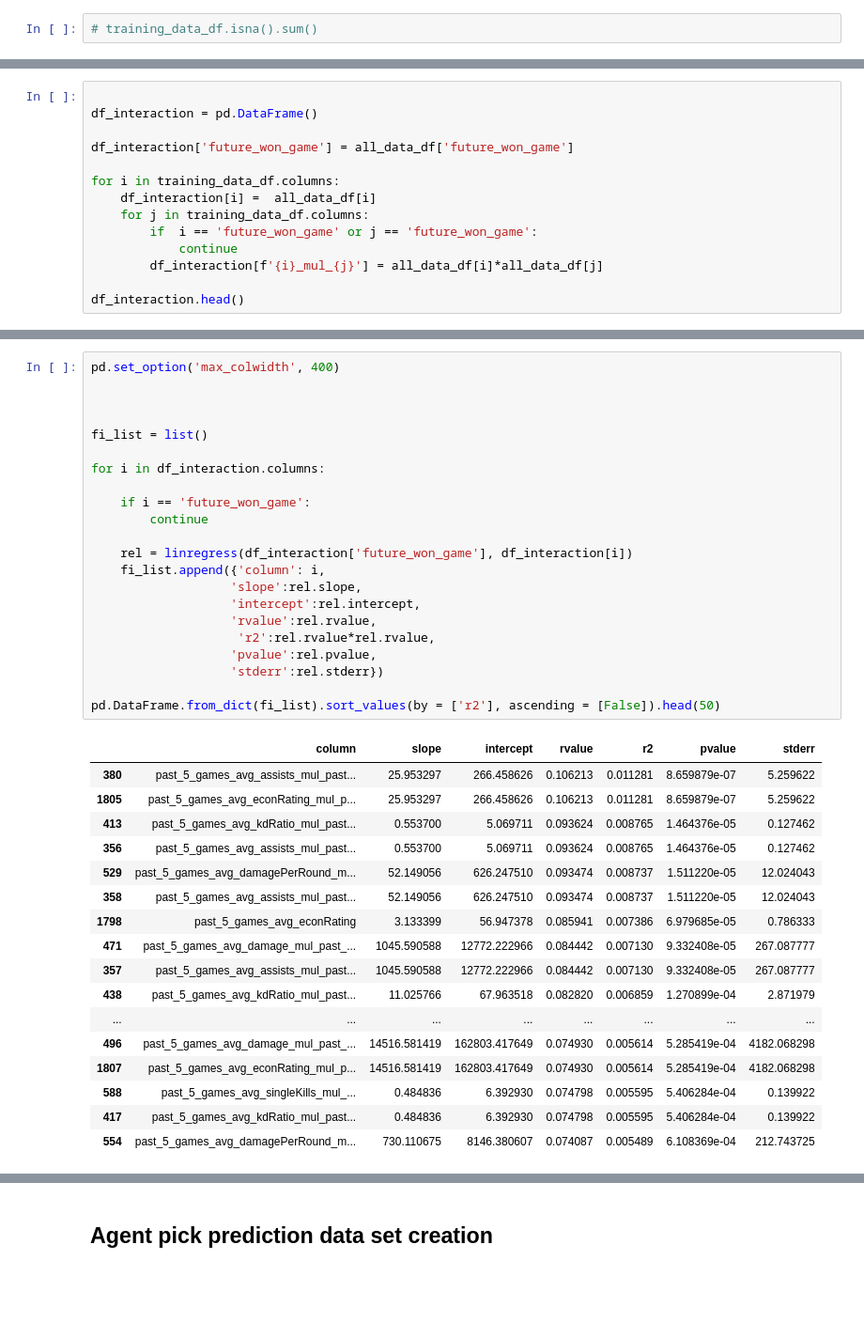
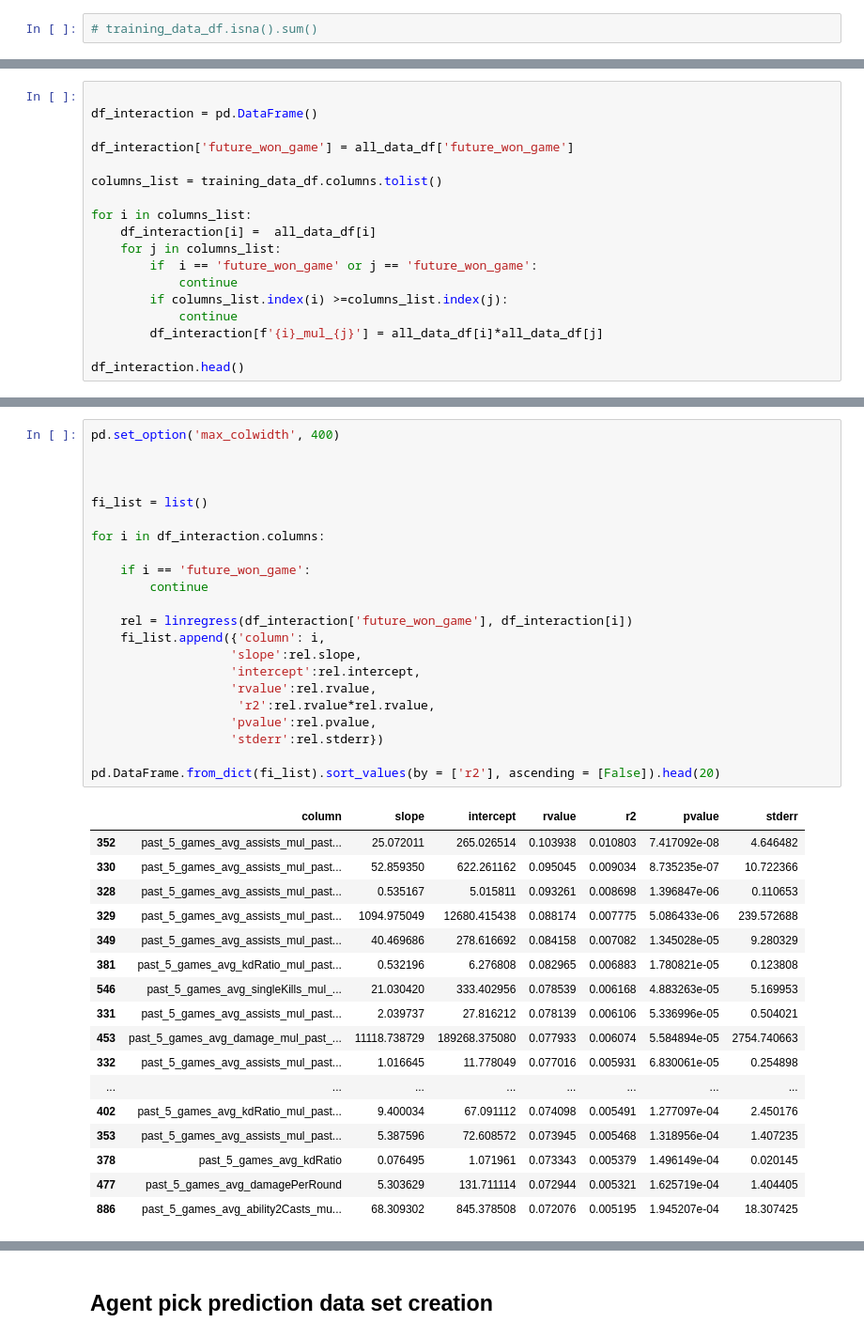
Before and after one commit to tristan00/gaming_analysis, a Jupyter notebook: analysis/valorant.ipynb, the cells around one changed output, grey strips where cells are left out. Shown at 94% size. Saved outputs shown, nothing was run; the diff lists cells and outputs as text; blank space fills up the shorter version.

```diff
--- a/analysis/valorant.ipynb
+++ b/analysis/valorant.ipynb
@@ -638,10 +613,14 @@ df_interaction = pd.DataFrame()
 
 df_interaction['future_won_game'] = all_data_df['future_won_game']
 
-for i in training_data_df.columns:
+columns_list = training_data_df.columns.tolist()
+
+for i in columns_list:
     df_interaction[i] =  all_data_df[i]
-    for j in training_data_df.columns:
+    for j in columns_list:
         if  i == 'future_won_game' or j == 'future_won_game':
+            continue
+        if columns_list.index(i) >=columns_list.index(j):
             continue
         df_interaction[f'{i}_mul_{j}'] = all_data_df[i]*all_data_df[j]
 
@@ -657,43 +636,43 @@ df_interaction.head()
 # %%
 pd.set_option('max_colwidth', 400)
 
 
 
 fi_list = list()
 
 for i in df_interaction.columns:
 
     if i == 'future_won_game':
         continue
 
     rel = linregress(df_interaction['future_won_game'], df_interaction[i])
     fi_list.append({'column': i,
                    'slope':rel.slope,
                    'intercept':rel.intercept,
                    'rvalue':rel.rvalue,
                     'r2':rel.rvalue*rel.rvalue,
                    'pvalue':rel.pvalue,
                    'stderr':rel.stderr})
 
-pd.DataFrame.from_dict(fi_list).sort_values(by = ['r2'], ascending = [False]).head(50)
+pd.DataFrame.from_dict(fi_list).sort_values(by = ['r2'], ascending = [False]).head(20)
 # %% [output]
 |  | column | slope | intercept | rvalue | r2 | pvalue | stderr |
-| 380 | past_5_games_avg_assists_mul_past... | 25.953297 | 266.458626 | 0.106213 | 0.011281 | 8.659879e-07 | 5.259622 |
-| 1805 | past_5_games_avg_econRating_mul_p... | 25.953297 | 266.458626 | 0.106213 | 0.011281 | 8.659879e-07 | 5.259622 |
-| 413 | past_5_games_avg_kdRatio_mul_past... | 0.553700 | 5.069711 | 0.093624 | 0.008765 | 1.464376e-05 | 0.127462 |
-| 356 | past_5_games_avg_assists_mul_past... | 0.553700 | 5.069711 | 0.093624 | 0.008765 | 1.464376e-05 | 0.127462 |
-| 529 | past_5_games_avg_damagePerRound_m... | 52.149056 | 626.247510 | 0.093474 | 0.008737 | 1.511220e-05 | 12.024043 |
-| 358 | past_5_games_avg_assists_mul_past... | 52.149056 | 626.247510 | 0.093474 | 0.008737 | 1.511220e-05 | 12.024043 |
-| 1798 | past_5_games_avg_econRating | 3.133399 | 56.947378 | 0.085941 | 0.007386 | 6.979685e-05 | 0.786333 |
-| 471 | past_5_games_avg_damage_mul_past_... | 1045.590588 | 12772.222966 | 0.084442 | 0.007130 | 9.332408e-05 | 267.087777 |
-| 357 | past_5_games_avg_assists_mul_past... | 1045.590588 | 12772.222966 | 0.084442 | 0.007130 | 9.332408e-05 | 267.087777 |
-| 438 | past_5_games_avg_kdRatio_mul_past... | 11.025766 | 67.963518 | 0.082820 | 0.006859 | 1.270899e-04 | 2.871979 |
+| 352 | past_5_games_avg_assists_mul_past... | 25.072011 | 265.026514 | 0.103938 | 0.010803 | 7.417092e-08 | 4.646482 |
+| 330 | past_5_games_avg_assists_mul_past... | 52.859350 | 622.261162 | 0.095045 | 0.009034 | 8.735235e-07 | 10.722366 |
+| 328 | past_5_games_avg_assists_mul_past... | 0.535167 | 5.015811 | 0.093261 | 0.008698 | 1.396847e-06 | 0.110653 |
+| 329 | past_5_games_avg_assists_mul_past... | 1094.975049 | 12680.415438 | 0.088174 | 0.007775 | 5.086433e-06 | 239.572688 |
+| 349 | past_5_games_avg_assists_mul_past... | 40.469686 | 278.616692 | 0.084158 | 0.007082 | 1.345028e-05 | 9.280329 |
+| 381 | past_5_games_avg_kdRatio_mul_past... | 0.532196 | 6.276808 | 0.082965 | 0.006883 | 1.780821e-05 | 0.123808 |
+| 546 | past_5_games_avg_singleKills_mul_... | 21.030420 | 333.402956 | 0.078539 | 0.006168 | 4.883263e-05 | 5.169953 |
+| 331 | past_5_games_avg_assists_mul_past... | 2.039737 | 27.816212 | 0.078139 | 0.006106 | 5.336996e-05 | 0.504021 |
+| 453 | past_5_games_avg_damage_mul_past_... | 11118.738729 | 189268.375080 | 0.077933 | 0.006074 | 5.584894e-05 | 2754.740663 |
+| 332 | past_5_games_avg_assists_mul_past... | 1.016645 | 11.778049 | 0.077016 | 0.005931 | 6.830061e-05 | 0.254898 |
 | ... | ... | ... | ... | ... | ... | ... | ... |
-| 496 | past_5_games_avg_damage_mul_past_... | 14516.581419 | 162803.417649 | 0.074930 | 0.005614 | 5.285419e-04 | 4182.068298 |
-| 1807 | past_5_games_avg_econRating_mul_p... | 14516.581419 | 162803.417649 | 0.074930 | 0.005614 | 5.285419e-04 | 4182.068298 |
-| 588 | past_5_games_avg_singleKills_mul_... | 0.484836 | 6.392930 | 0.074798 | 0.005595 | 5.406284e-04 | 0.139922 |
-| 417 | past_5_games_avg_kdRatio_mul_past... | 0.484836 | 6.392930 | 0.074798 | 0.005595 | 5.406284e-04 | 0.139922 |
-| 554 | past_5_games_avg_damagePerRound_m... | 730.110675 | 8146.380607 | 0.074087 | 0.005489 | 6.108369e-04 | 212.743725 |
+| 402 | past_5_games_avg_kdRatio_mul_past... | 9.400034 | 67.091112 | 0.074098 | 0.005491 | 1.277097e-04 | 2.450176 |
+| 353 | past_5_games_avg_assists_mul_past... | 5.387596 | 72.608572 | 0.073945 | 0.005468 | 1.318956e-04 | 1.407235 |
+| 378 | past_5_games_avg_kdRatio | 0.076495 | 1.071961 | 0.073343 | 0.005379 | 1.496149e-04 | 0.020145 |
+| 477 | past_5_games_avg_damagePerRound | 5.303629 | 131.711114 | 0.072944 | 0.005321 | 1.625719e-04 | 1.404405 |
+| 886 | past_5_games_avg_ability2Casts_mu... | 68.309302 | 845.378508 | 0.072076 | 0.005195 | 1.945207e-04 | 18.307425 |
 # %%
 fi_list = list()
 
```
Also changed, not shown: parts of 57 cells of this notebook, 1 other file.
